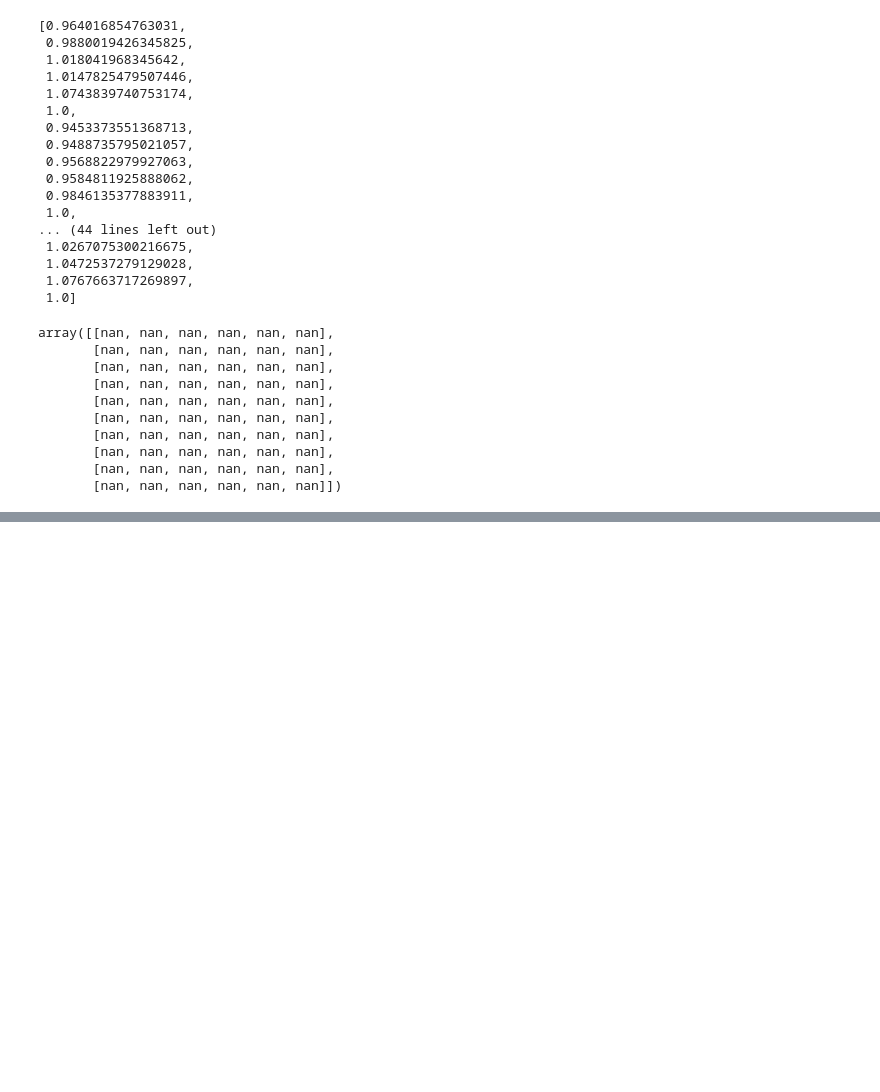
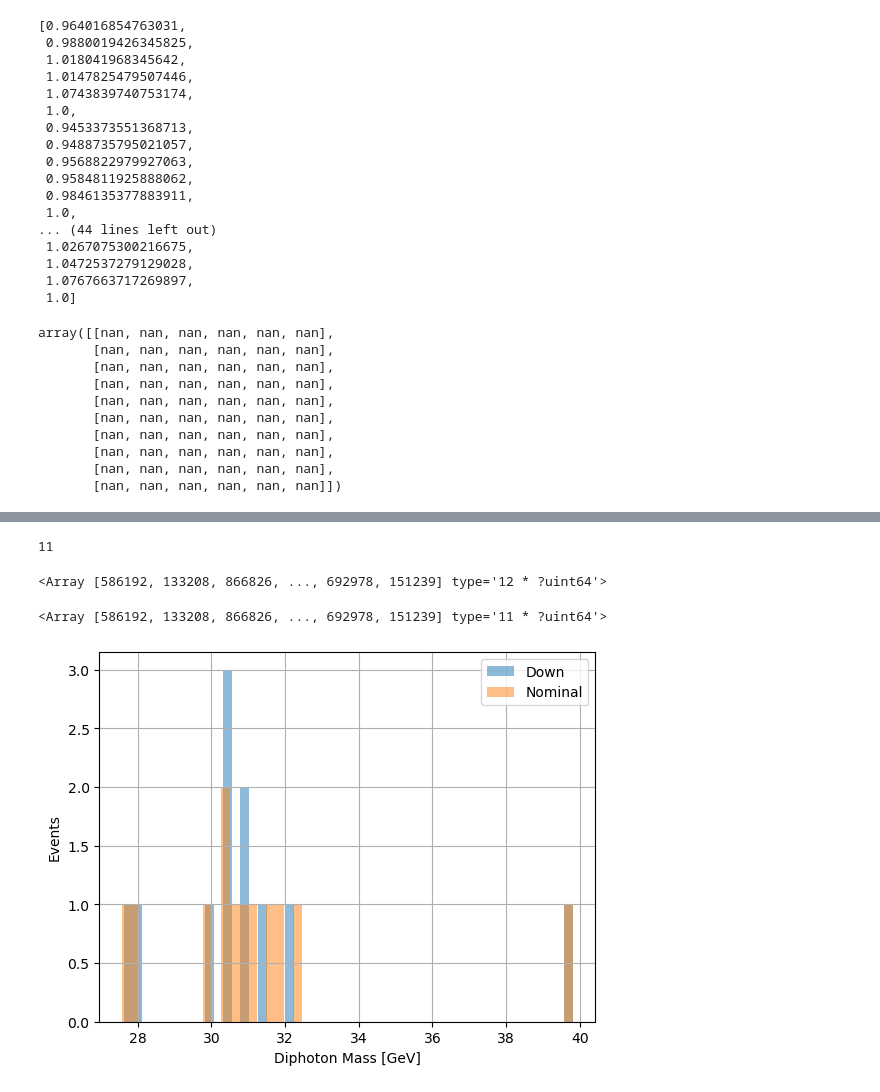
Before and after one commit to Bapi2X22/My_Analysis, a Jupyter notebook: 2024_efficiency_study/systematics_study.ipynb, the cells around one changed output, grey strips where cells are left out. Drawn from its saved outputs; the diff is of its cells as text; code cells hidden in the pictures; blank space fills up the shorter version.

```diff
--- a/2024_efficiency_study/systematics_study.ipynb
+++ b/2024_efficiency_study/systematics_study.ipynb
@@ -2100,3 +2100,9 @@ array([[nan, nan, nan, nan, nan, nan],
        [nan, nan, nan, nan, nan, nan],
        [nan, nan, nan, nan, nan, nan],
        [nan, nan, nan, nan, nan, nan]])
+# %%
+import glob
+file = '/eos/user/b/bbapi/My_Analysis/2024_efficiency_study/NTuples_WH_2024_single_correction_check_HDNA_Smearing2G_IJazZ/WH-2024M30/nominal/diphoton/'
+files = glob.glob(file+"*.parquet")
+events = ak.from_parquet(files)
+events.fields
@@ -2102,0 +2127,2 @@ array([[nan, nan, nan, nan, nan, nan],
+# %%
+filtered_events = events[(events.pholead_pt > 19.92882) & (events.pholead_pt < 27.50581) & (events.pholead_r9>0.975) & (events.pholead_eta>2.0) & (events.pholead_eta<2.5) & (events.phosublead_pt > 19.92882) & (events.phosublead_pt < 27.50581) & (events.phosublead_r9>0.975) & (events.phosublead_eta>2.0) & (events.phosublead_eta<2.5)]
@@ -2102,0 +2141,5 @@ array([[nan, nan, nan, nan, nan, nan],
+# %%
+file_down = '/eos/user/b/bbapi/My_Analysis/2024_efficiency_study/NTuples_WH_2024_single_correction_check_HDNA_Smearing2G_IJazZ/WH-2024M30/Smearing2G_IJazZ_down/diphoton/'
+files_down = glob.glob(file_down+"*.parquet")
+events_down = ak.from_parquet(files_down)
+events_down.fields
@@ -2102,0 +2164,24 @@ array([[nan, nan, nan, nan, nan, nan],
+# %%
+filtered_events_down = events_down[(events_down.pholead_pt > 19.92882) & (events_down.pholead_pt < 27.50581) & (events_down.pholead_r9>0.975) & (events_down.pholead_eta>2.0) & (events_down.pholead_eta<2.5) & (events_down.phosublead_pt > 19.92882) & (events_down.phosublead_pt < 27.50581) & (events_down.phosublead_r9>0.975) & (events_down.phosublead_eta>2.0) & (events_down.phosublead_eta<2.5)]
+# %%
+len(filtered_events_down)
+# %% [output]
+11
+# %%
+filtered_events.event
+# %% [output]
+<Array [586192, 133208, 866826, ..., 692978, 151239] type='12 * ?uint64'>
+# %%
+filtered_events_down.event
+# %% [output]
+<Array [586192, 133208, 866826, ..., 692978, 151239] type='11 * ?uint64'>
+# %%
+plt.hist(filtered_events_down.mass, bins=50, alpha=0.5, label='Down')
+plt.hist(filtered_events.mass, bins=50, alpha=0.5, label='Nominal')
+plt.xlabel('Diphoton Mass [GeV]')
+plt.ylabel('Events')
+plt.legend()
+plt.grid()
+plt.show()
+# %% [output]
+[figure, added]
```
Also changed, not shown: parts of 5 cells of this notebook, 9 other files.
